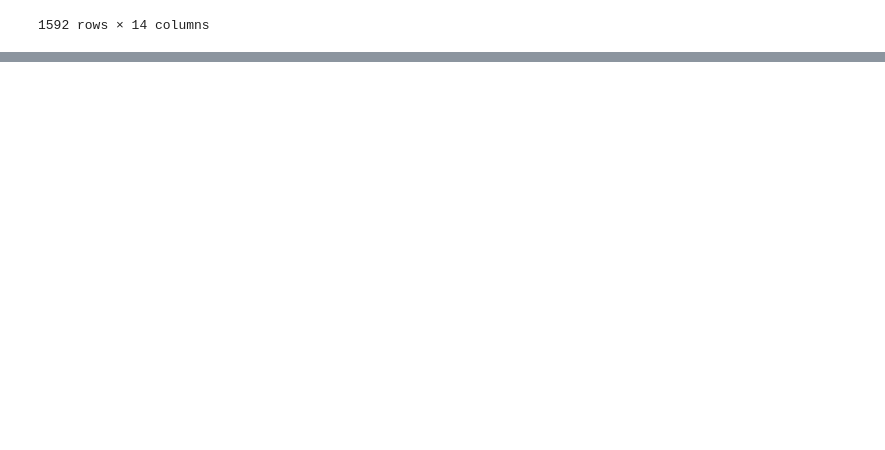
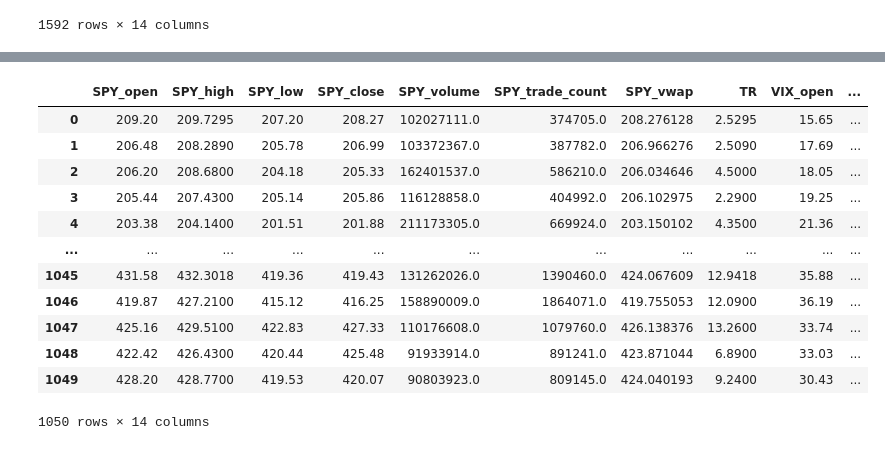
Before and after one commit to laramiedunlap/Project2, a Jupyter notebook: Laramie.ipynb, the cells around one changed output, grey strips where cells are left out. Cells and saved outputs as stored; diff of their text form; code cells hidden in the pictures; blank space fills up the shorter version.

```diff
--- a/Laramie.ipynb
+++ b/Laramie.ipynb
@@ -370,0 +343,26 @@ display(df.tail(15))
+# %%
+def drop_off_weeks(df_input):
+    idx = pd.IndexSlice
+    df_input_ind = df_input.index.to_list()
+    week_numbers = [tup[1] for tup in df_input_ind ]
+    year_numbers = set([tup[0] for tup in df_input_ind ])
+    year_numbers = sorted(list(year_numbers))
+    df_copy = df_input.copy()
+
+    for yr_num in year_numbers:
+        for wk_num in week_numbers:
+
+                try:
+                    num_days = len(week_group.loc[idx[yr_num, wk_num]].index.to_list())
+                    if num_days < 5:
+                       df_copy.drop(labels = wk_num, level=1, axis=0, inplace= True)
+                except:
+                    continue
+    return df_copy.reset_index()
+# %%
+test_df = drop_off_weeks(week_group)
+# %%
+test_df.drop(columns=['year', 'week', 'day'], inplace= True)
+# %%
+test_df['weekly_range_test'] = test_df['weekly_range'].shift(-5)
+test_df.dropna(inplace=True)
@@ -370,0 +373,16 @@ display(df.tail(15))
+# %%
+test_df
+# %% [output]
+|  | SPY_open | SPY_high | SPY_low | SPY_close | SPY_volume | SPY_trade_count | SPY_vwap | TR | VIX_open | ... |
+| 0 | 209.20 | 209.7295 | 207.20 | 208.27 | 102027111.0 | 374705.0 | 208.276128 | 2.5295 | 15.65 | ... |
+| 1 | 206.48 | 208.2890 | 205.78 | 206.99 | 103372367.0 | 387782.0 | 206.966276 | 2.5090 | 17.69 | ... |
+| 2 | 206.20 | 208.6800 | 204.18 | 205.33 | 162401537.0 | 586210.0 | 206.034646 | 4.5000 | 18.05 | ... |
+| 3 | 205.44 | 207.4300 | 205.14 | 205.86 | 116128858.0 | 404992.0 | 206.102975 | 2.2900 | 19.25 | ... |
+| 4 | 203.38 | 204.1400 | 201.51 | 201.88 | 211173305.0 | 669924.0 | 203.150102 | 4.3500 | 21.36 | ... |
+| ... | ... | ... | ... | ... | ... | ... | ... | ... | ... | ... |
+| 1045 | 431.58 | 432.3018 | 419.36 | 419.43 | 131262026.0 | 1390460.0 | 424.067609 | 12.9418 | 35.88 | ... |
+| 1046 | 419.87 | 427.2100 | 415.12 | 416.25 | 158890009.0 | 1864071.0 | 419.755053 | 12.0900 | 36.19 | ... |
+| 1047 | 425.16 | 429.5100 | 422.83 | 427.33 | 110176608.0 | 1079760.0 | 426.138376 | 13.2600 | 33.74 | ... |
+| 1048 | 422.42 | 426.4300 | 420.44 | 425.48 | 91933914.0 | 891241.0 | 423.871044 | 6.8900 | 33.03 | ... |
+| 1049 | 428.20 | 428.7700 | 419.53 | 420.07 | 90803923.0 | 809145.0 | 424.040193 | 9.2400 | 30.43 | ... |
+1050 rows × 14 columns
```
Also changed, not shown: parts of 19 cells of this notebook.
